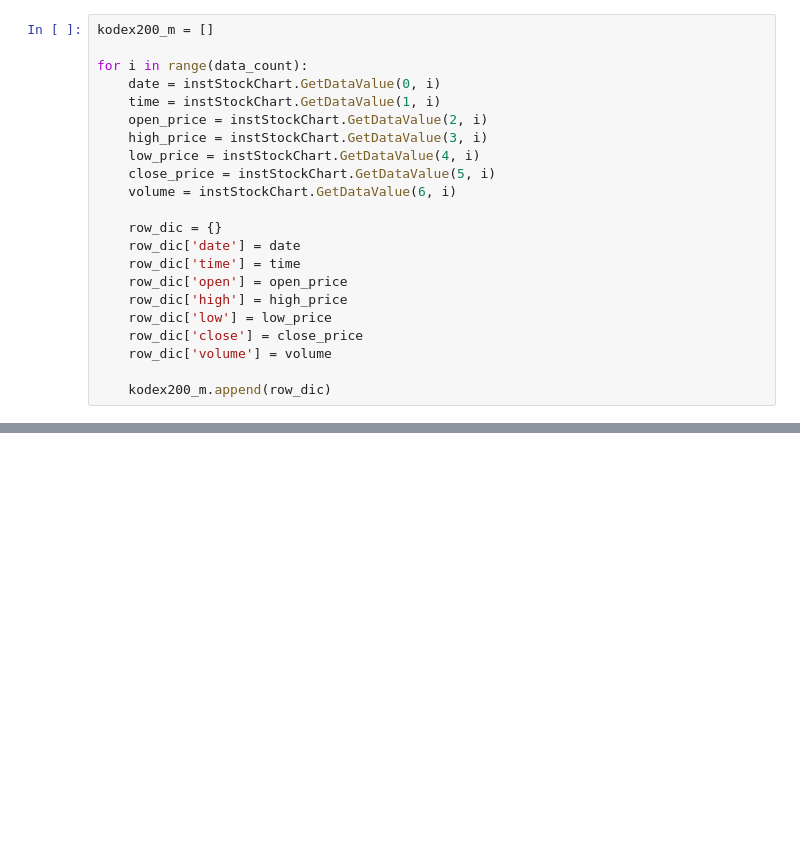
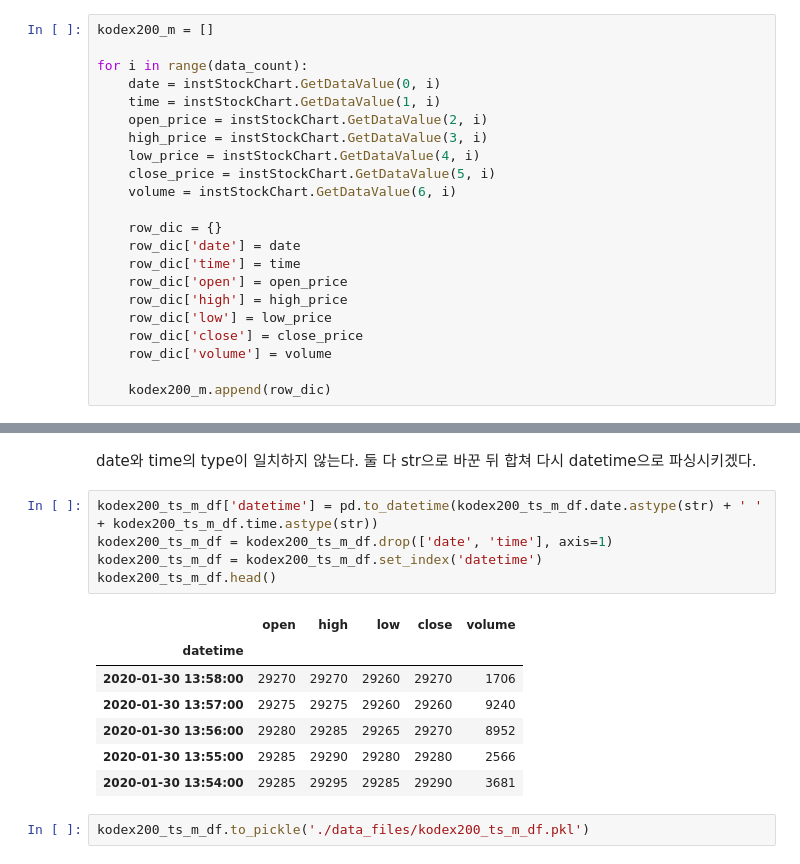
Before and after one commit to jaepil-choi/python_algotrading, a Jupyter notebook: 32-bit-jupyter_notes/CYBOS_KODEX200_price_data.ipynb, the cells around one changed output, grey strips where cells are left out. Drawn from its saved outputs; the diff is of its cells as text; blank space fills up the shorter version.

```diff
--- a/32-bit-jupyter_notes/CYBOS_KODEX200_price_data.ipynb
+++ b/32-bit-jupyter_notes/CYBOS_KODEX200_price_data.ipynb
@@ -210,0 +251,17 @@ kodex200_ts_m_df.tail()
+# %% [markdown]
+date와 time의 type이 일치하지 않는다. 둘 다 str으로 바꾼 뒤 합쳐 다시 datetime으로 파싱시키겠다.
+# %%
+kodex200_ts_m_df['datetime'] = pd.to_datetime(kodex200_ts_m_df.date.astype(str) + ' ' + kodex200_ts_m_df.time.astype(str))
+kodex200_ts_m_df = kodex200_ts_m_df.drop(['date', 'time'], axis=1)
+kodex200_ts_m_df = kodex200_ts_m_df.set_index('datetime')
+kodex200_ts_m_df.head()
+# %% [output]
+|  | open | high | low | close | volume |
+| datetime |  |  |  |  |  |
+| 2020-01-30 13:58:00 | 29270 | 29270 | 29260 | 29270 | 1706 |
+| 2020-01-30 13:57:00 | 29275 | 29275 | 29260 | 29260 | 9240 |
+| 2020-01-30 13:56:00 | 29280 | 29285 | 29265 | 29270 | 8952 |
+| 2020-01-30 13:55:00 | 29285 | 29290 | 29280 | 29280 | 2566 |
+| 2020-01-30 13:54:00 | 29285 | 29295 | 29285 | 29290 | 3681 |
+# %%
+kodex200_ts_m_df.to_pickle('./data_files/kodex200_ts_m_df.pkl')
```
Also changed, not shown: parts of 6 cells of this notebook, 1 other file.
